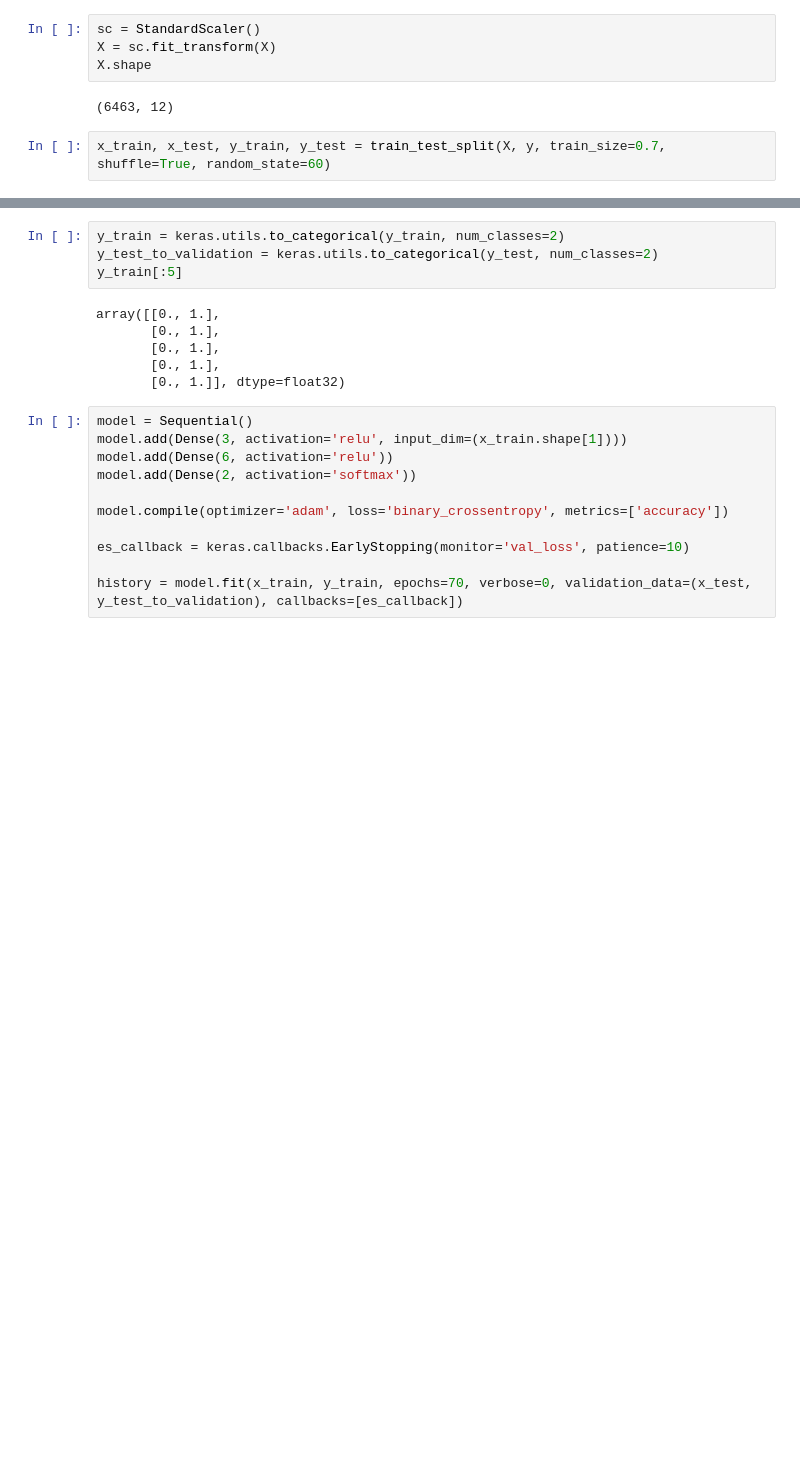
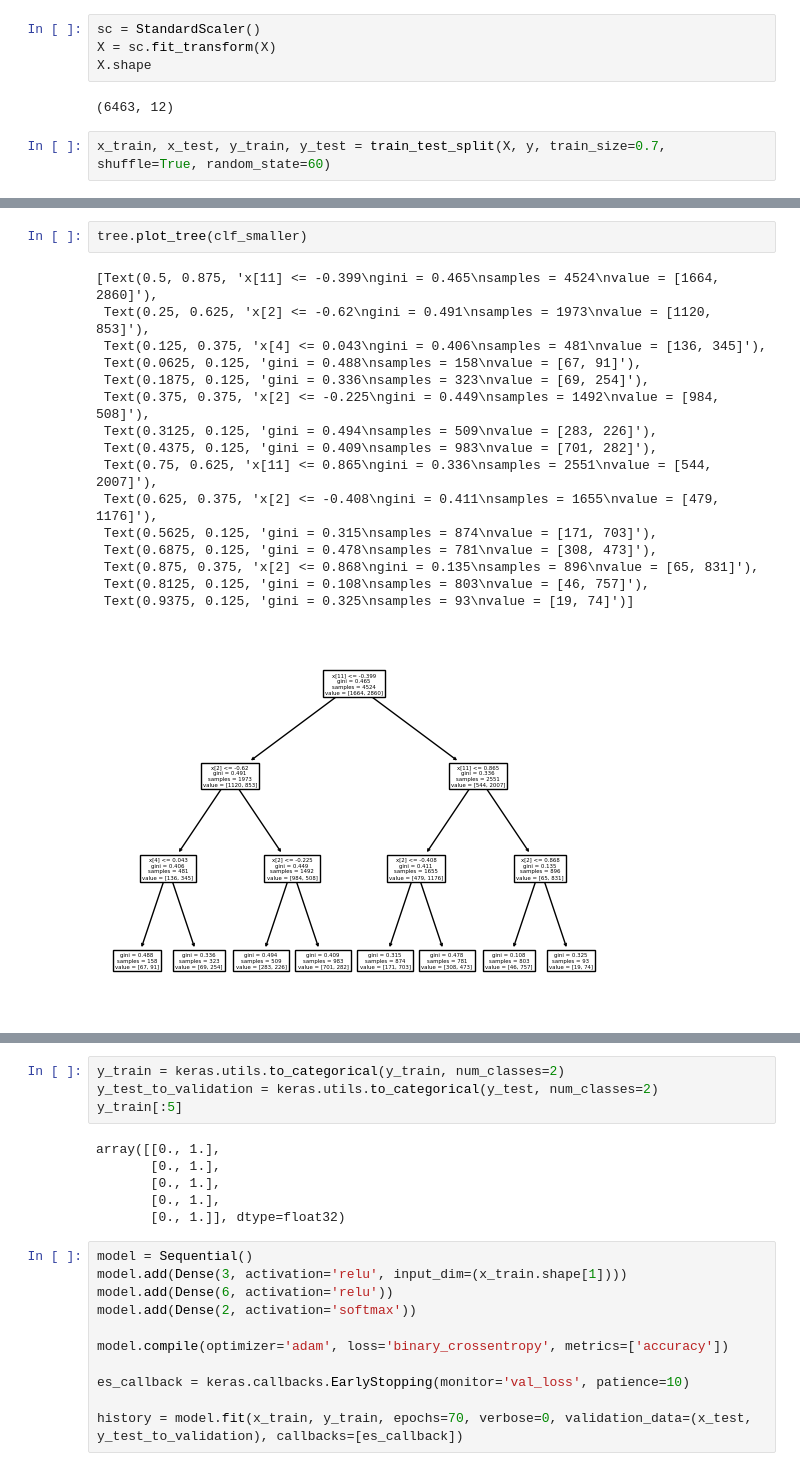
Before and after one commit to piotrd22/computational_intelligence_ug, a Jupyter notebook: project02/project.ipynb, the cells around one changed output, grey strips where cells are left out. Cells and saved outputs as stored; diff of their text form; blank space fills up the shorter version.

```diff
--- a/project02/project.ipynb
+++ b/project02/project.ipynb
@@ -215,0 +246,19 @@ x_train, x_test, y_train, y_test = train_test_split(X, y, train_size=0.7, shuffl
+# %%
+tree.plot_tree(clf_smaller)
+# %% [output]
+[Text(0.5, 0.875, 'x[11] <= -0.399\ngini = 0.465\nsamples = 4524\nvalue = [1664, 2860]'),
+ Text(0.25, 0.625, 'x[2] <= -0.62\ngini = 0.491\nsamples = 1973\nvalue = [1120, 853]'),
+ Text(0.125, 0.375, 'x[4] <= 0.043\ngini = 0.406\nsamples = 481\nvalue = [136, 345]'),
+ Text(0.0625, 0.125, 'gini = 0.488\nsamples = 158\nvalue = [67, 91]'),
+ Text(0.1875, 0.125, 'gini = 0.336\nsamples = 323\nvalue = [69, 254]'),
+ Text(0.375, 0.375, 'x[2] <= -0.225\ngini = 0.449\nsamples = 1492\nvalue = [984, 508]'),
+ Text(0.3125, 0.125, 'gini = 0.494\nsamples = 509\nvalue = [283, 226]'),
+ Text(0.4375, 0.125, 'gini = 0.409\nsamples = 983\nvalue = [701, 282]'),
+ Text(0.75, 0.625, 'x[11] <= 0.865\ngini = 0.336\nsamples = 2551\nvalue = [544, 2007]'),
+ Text(0.625, 0.375, 'x[2] <= -0.408\ngini = 0.411\nsamples = 1655\nvalue = [479, 1176]'),
+ Text(0.5625, 0.125, 'gini = 0.315\nsamples = 874\nvalue = [171, 703]'),
+ Text(0.6875, 0.125, 'gini = 0.478\nsamples = 781\nvalue = [308, 473]'),
+ Text(0.875, 0.375, 'x[2] <= 0.868\ngini = 0.135\nsamples = 896\nvalue = [65, 831]'),
+ Text(0.8125, 0.125, 'gini = 0.108\nsamples = 803\nvalue = [46, 757]'),
+ Text(0.9375, 0.125, 'gini = 0.325\nsamples = 93\nvalue = [19, 74]')]
+[figure, added]
```
Also changed, not shown: parts of 23 cells of this notebook.
